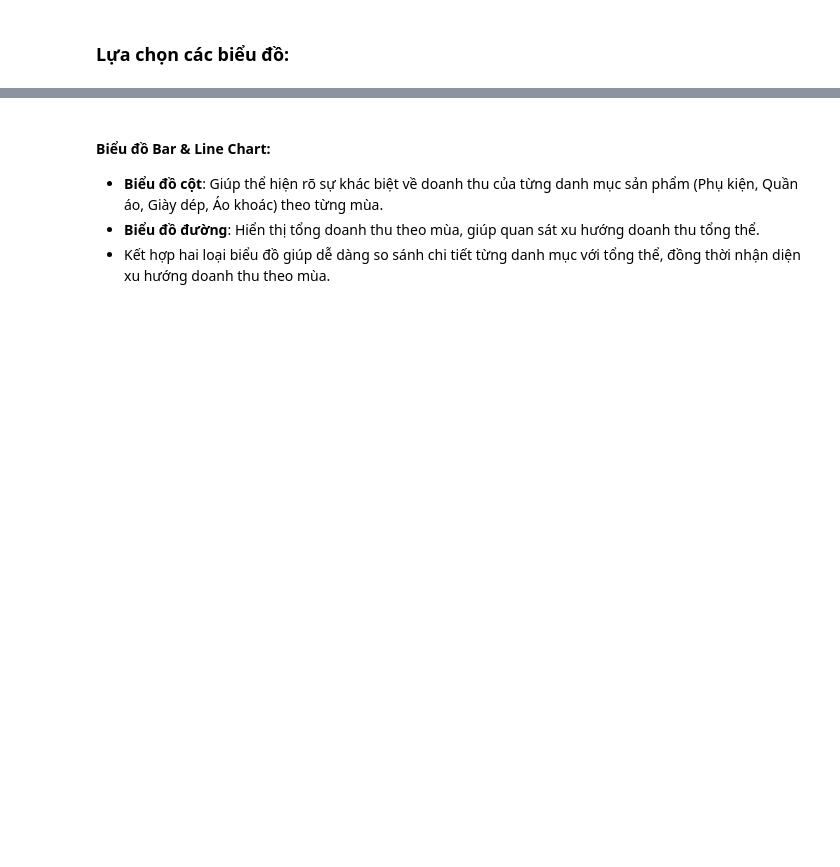
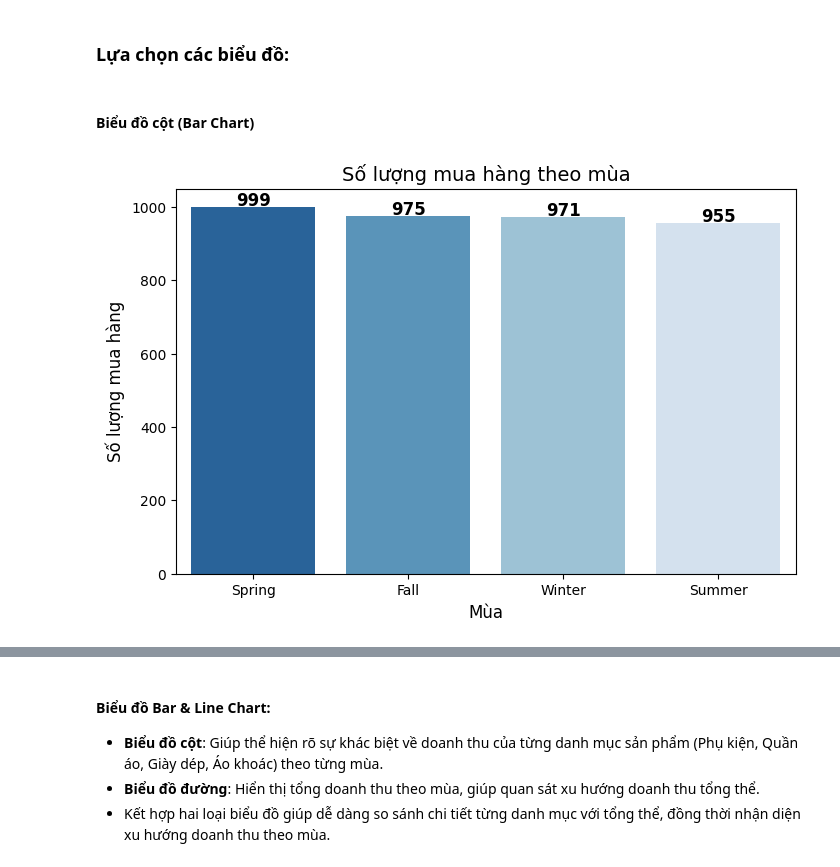
Before and after one commit to LeNguyenGiaBaoFITHCMUS/DV_Lab01, a Jupyter notebook: In progress/Sources/DataVisualization_22120216.ipynb, the cells around one changed output, grey strips where cells are left out. Drawn from its saved outputs; the diff is of its cells as text; code cells hidden in the pictures; blank space fills up the shorter version.

```diff
--- a/In progress/Sources/DataVisualization_22120216.ipynb
+++ b/In progress/Sources/DataVisualization_22120216.ipynb
@@ -52,2 +52,24 @@ demographic_df.sample(10)
 # %% [markdown]
 ### Lựa chọn các biểu đồ:
+# %% [markdown]
+#### Biểu đồ cột **(Bar Chart)**
+# %%
+# Đếm số lượng mua hàng theo mùa
+season_count = df['Season'].value_counts()
+
+# Vẽ biểu đồ cột
+plt.figure(figsize=(8, 5))
+ax = sns.barplot(x=season_count.index, y=season_count.values, palette="Blues_r")
+
+# Hiển thị số lượng trên đầu mỗi cột
+for i, value in enumerate(season_count.values):
+    plt.text(i, value + 5, str(value), ha='center', fontsize=12, fontweight='bold')
+
+# Thiết lập tiêu đề và nhãn
+plt.title("Số lượng mua hàng theo mùa", fontsize=14)
+plt.xlabel("Mùa", fontsize=12)
+plt.ylabel("Số lượng mua hàng", fontsize=12)
+
+plt.show()
+# %% [output]
+[figure, added]
```
Also changed, not shown: parts of 6 cells of this notebook.
